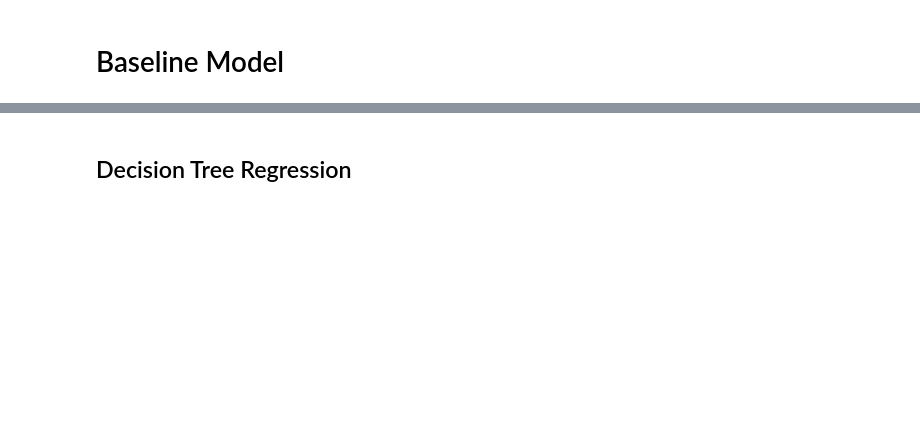
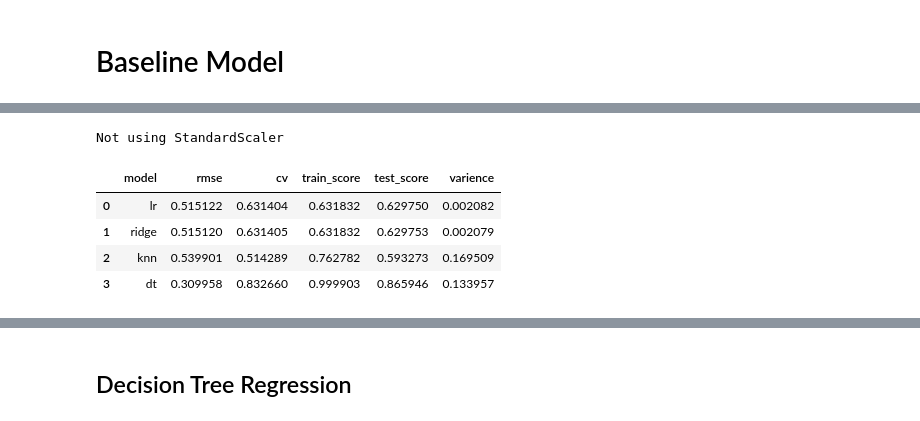
Before and after one commit to acdaniel864/capstone, a Jupyter notebook: code/04_modelling.ipynb, the cells around one changed output, grey strips where cells are left out. Cells and saved outputs as stored; diff of their text form; code cells hidden in the pictures; blank space fills up the shorter version.

```diff
--- a/code/04_modelling.ipynb
+++ b/code/04_modelling.ipynb
@@ -79,0 +56,15 @@ Basic Linear Regression with nulls imputed from median
+# %%
+X = df.drop(columns = ['log_price', 'price', 'vintage'])
+y = df['log_price']
+
+X_train_lr, X_test_lr, y_train_lr, y_test_lr = train_test_split(X, y, random_state=42, train_size=0.85)
+
+lr = LinearRegression()
+
+lr.fit(X_train_lr, y_train_lr)
+y_pred_lr = lr.predict(X_test_lr)
+
+print(f"Price Root Mean Squared Error (RMSE): {round(np.exp(np.sqrt(mean_squared_error(y_test_lr, y_pred_lr))),3)}")
+print(f"Log-Price Root Mean Squared Error (RMSE): {round(np.sqrt(mean_squared_error(y_test_lr, y_pred_lr)),3)}")
+print(f"R-squared (R2): {round(r2_score(y_test_lr, y_pred_lr),3)}")
+print(f"Cross validated r2: {round(cross_val_score(lr, X_train_lr, y_train_lr, cv = 10,scoring='r2').mean(), 3)}")
@@ -79,0 +98,10 @@ Basic Linear Regression with nulls imputed from median
+# %%
+results = ml.regression_model_selector(X_train_lr, y_train_lr, X_test_lr, y_test_lr, quick=True)
+results
+# %% [output]
+Not using StandardScaler
+|  | model | rmse | cv | train_score | test_score | varience |
+| 0 | lr | 0.515122 | 0.631404 | 0.631832 | 0.629750 | 0.002082 |
+| 1 | ridge | 0.515120 | 0.631405 | 0.631832 | 0.629753 | 0.002079 |
+| 2 | knn | 0.539901 | 0.514289 | 0.762782 | 0.593273 | 0.169509 |
+| 3 | dt | 0.309958 | 0.832660 | 0.999903 | 0.865946 | 0.133957 |
```
Also changed, not shown: parts of 42 cells of this notebook, 17 other files.
